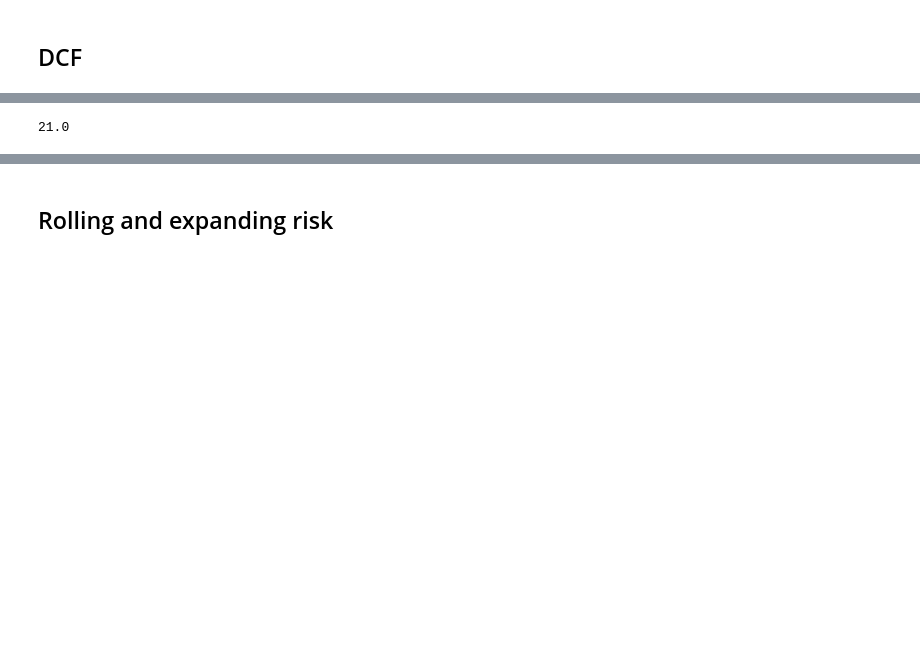
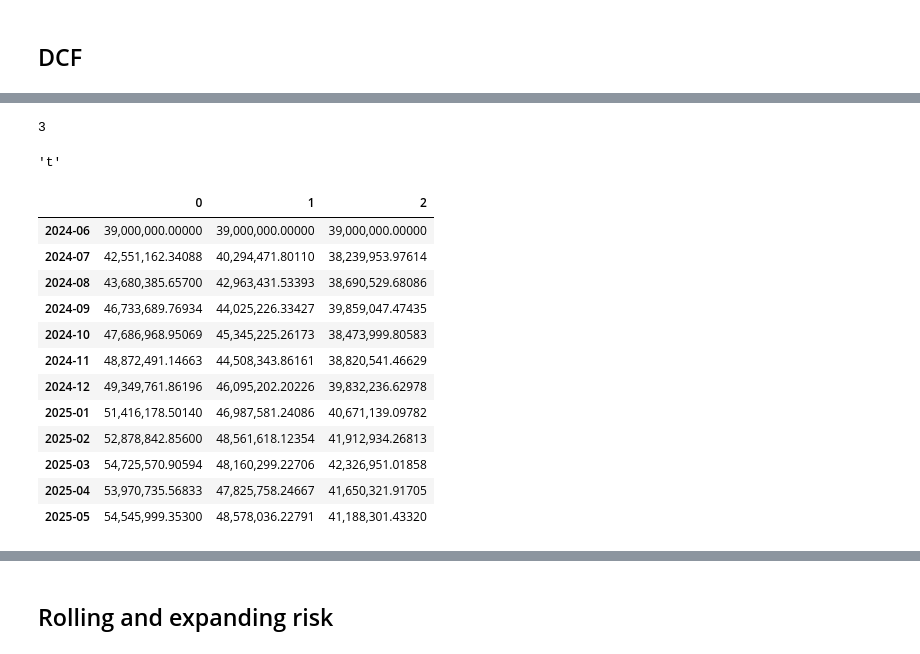
Before and after one commit to mbk-dev/okama, a Jupyter notebook: main_notebook.ipynb, the cells around one changed output, grey strips where cells are left out. Saved outputs shown, nothing was run; the diff lists cells and outputs as text; code cells hidden in the pictures; blank space fills up the shorter version.

Commit message:
feat: new classes MonteCarlo & CashFlow for parametes in Portfolio

```diff
--- a/main_notebook.ipynb
+++ b/main_notebook.ipynb
@@ -66,6 +55,32 @@ period_length                                        21 years, 0 months
 dtype: object
+# %%
+portf.dcf.mc.period = 1
+# %%
+portf.dcf.mc.number = 3
+# %%
+portf.dcf.mc.number
+# %% [output]
+3
+# %%
+portf.dcf.mc.distribution = "t"
+# %%
+portf.dcf.mc.distribution
+# %% [output]
+'t'
 # %%
-portf.dcf.survival_period
+portf.dcf._monte_carlo_wealth
 # %% [output]
-21.0
+|  | 0 | 1 | 2 |
+| 2024-06 | 39,000,000.00000 | 39,000,000.00000 | 39,000,000.00000 |
+| 2024-07 | 42,551,162.34088 | 40,294,471.80110 | 38,239,953.97614 |
+| 2024-08 | 43,680,385.65700 | 42,963,431.53393 | 38,690,529.68086 |
+| 2024-09 | 46,733,689.76934 | 44,025,226.33427 | 39,859,047.47435 |
+| 2024-10 | 47,686,968.95069 | 45,345,225.26173 | 38,473,999.80583 |
+| 2024-11 | 48,872,491.14663 | 44,508,343.86161 | 38,820,541.46629 |
+| 2024-12 | 49,349,761.86196 | 46,095,202.20226 | 39,832,236.62978 |
+| 2025-01 | 51,416,178.50140 | 46,987,581.24086 | 40,671,139.09782 |
+| 2025-02 | 52,878,842.85600 | 48,561,618.12354 | 41,912,934.26813 |
+| 2025-03 | 54,725,570.90594 | 48,160,299.22706 | 42,326,951.01858 |
+| 2025-04 | 53,970,735.56833 | 47,825,758.24667 | 41,650,321.91705 |
+| 2025-05 | 54,545,999.35300 | 48,578,036.22791 | 41,188,301.43320 |
 # %%
```
Also changed, not shown: parts of 12 cells of this notebook, 2 other files.
